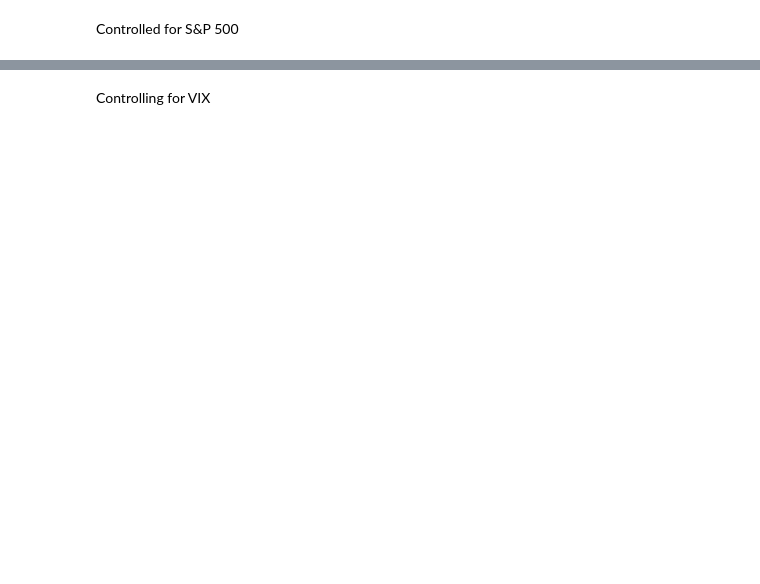
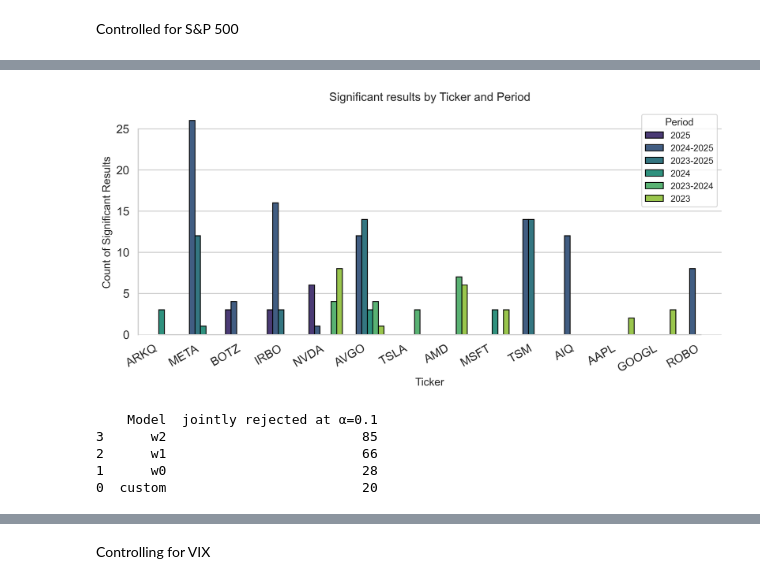
Before and after one commit to LarsIX/narrative_index, a Jupyter notebook: notebooks/analyse_gc_results.ipynb, the cells around one changed output, grey strips where cells are left out. Cells and saved outputs as stored; diff of their text form; code cells hidden in the pictures; blank space fills up the shorter version.

Commit message:
optimized reporting

```diff
--- a/notebooks/analyse_gc_results.ipynb
+++ b/notebooks/analyse_gc_results.ipynb
@@ -231,5 +335,10 @@ for i in range(1, 4):
 gc_all_results_sp500 = gc_all_results.rename(columns=rename_map)
 gc_all_results_sp500
 
+# drop non-stationary measures, i.e. windows in 2025; EMA_{0.2} in 2025 for costum
+gc_all_results_sp500 = gc_all_results_sp500[(gc_all_results_sp500["Model"] == "custom") | (gc_all_results_sp500["Period"] != "2025")]
+gc_all_results_sp500  = gc_all_results_sp500[~((gc_all_results_sp500["AINI_variant"] == "EMA_02") & (gc_all_results_sp500["Period"] == "2025"))]
+
 gc_all_results_sp500_for_report = gc_all_results_sp500.copy()
-gc_all_results_sp500_for_report
+
+print(len(gc_all_results_sp500_for_report) / 2)
@@ -281,14 +426,14 @@ sp500_ret_to_aini = gc_all_results_sp500[gc_all_results_sp500["Direction"] == "R
 
 # cols to keep
 keep_a2r = [
-    "Model", "AINI_variant", "Ticker", "Period", "Lags", "β₀",
+    "Model", "AINI_variant","adj_r2_u", "Ticker", "Period", "Lags",
     "β1", "β2", "β3",
     "γ1", "γ2", "γ3",
     "BH empirical p", "BH analytical p", "joint rej. (α=0.1)"
 ]
 
 keep_r2a = [
-    "Model", "AINI_variant", "Ticker", "Period", "Lags", "β₀",
+    "Model", "AINI_variant","adj_r2_u", "Ticker", "Period", "Lags",
     "β1", "β2", "β3",
     "γ1", "γ2", "γ3",
     "BH empirical p", "BH analytical p", "joint rej. (α=0.1)"
@@ -297,3 +442,5 @@ keep_r2a = [
 # subset
 sp500_aini_to_ret_sub = sp500_aini_to_ret[keep_a2r]
 sp500_ret_to_aini_sub = sp500_ret_to_aini[keep_r2a]
+
+sp500_aini_to_ret.columns
@@ -364,0 +549,64 @@ print(model_group_tickers)
+# %%
+df = sp500_aini_to_ret_sig.copy()
+df["Period"] = df["Period"].replace({
+    "2023_24_25": "2023-2025",
+    "2024_25": "2024-2025",
+    "2023_24": "2023-2024"
+}).astype(str)
+df["Ticker"] = df["Ticker"].astype(str)
+
+#  build order
+def period_key(p: str):
+    years = list(map(int, re.findall(r"\d{4}", p)))
+    if len(years) == 1:
+        years = [years[0], years[0]]
+    start, end = years[0], years[-1]
+    return (end, start)
+
+periods = sorted(df["Period"].unique(), key=period_key, reverse=True)
+df["Period"] = pd.Categorical(df["Period"], categories=periods, ordered=True)
+
+# plot
+sns.set_theme(style="whitegrid", font_scale=1.2)
+plt.figure(figsize=(10, 5), dpi=300)
+
+ax = sns.countplot(
+    data=df,
+    x="Ticker",
+    hue="Period",
+    hue_order=periods,                          # <<< THIS was missing
+    palette=sns.color_palette("viridis", n_colors=len(periods)),
+    edgecolor="black"
+)
+
+ax.set_title("Significant results by Ticker and Period", fontsize=13, pad=10)
+ax.set_xlabel("Ticker", fontsize=12)
+ax.set_ylabel("Count of Significant Results", fontsize=12)
+ax.legend(title="Period", title_fontsize=11, fontsize=10, loc="upper right", frameon=True)
+
+plt.xticks(rotation=30, ha="right")
+sns.despine(trim=True)
+plt.tight_layout()
+plt.savefig(root_dir / "reports/figures/sp500_aini_to_ret_sig_counts.png", dpi=600, bbox_inches="tight")
+plt.show()
+# %% [output]
+[figure, added]
+# %%
+# group by model
+model_group_tickers = (
+    sp500_aini_to_ret_sig
+    .groupby(["Model"])
+    .size()
+    .reset_index(name="jointly rejected at α=0.1")
+    .sort_values(by="jointly rejected at α=0.1",ascending=False)
+)
+
+
+# print
+print(model_group_tickers)
+# %% [output]
+    Model  jointly rejected at α=0.1
+3      w2                         85
+2      w1                         66
+1      w0                         28
+0  custom                         20
```
Also changed, not shown: parts of 49 cells of this notebook, 30 other files.
